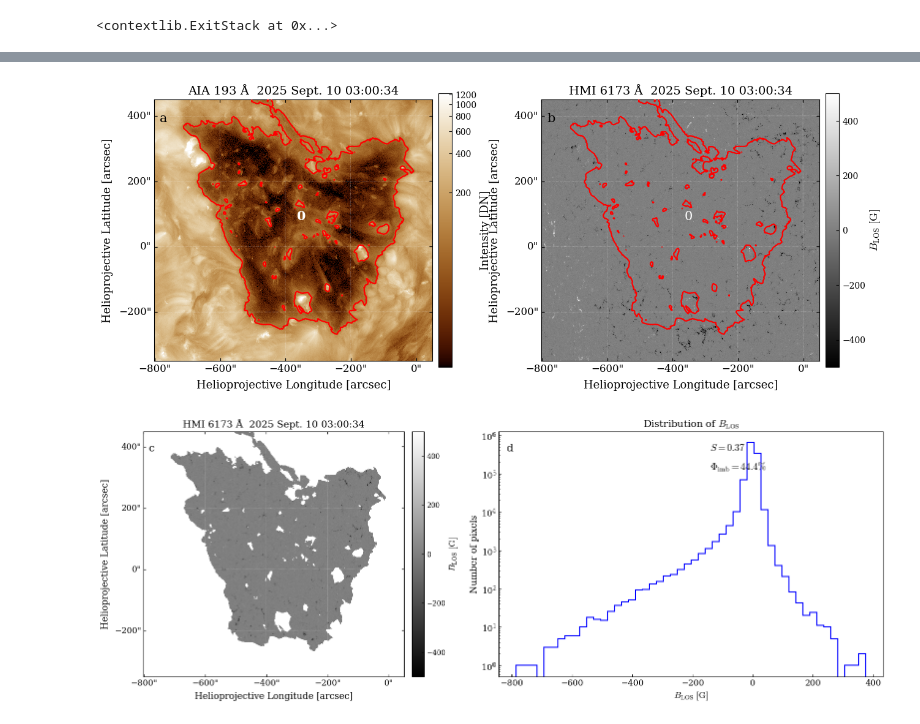
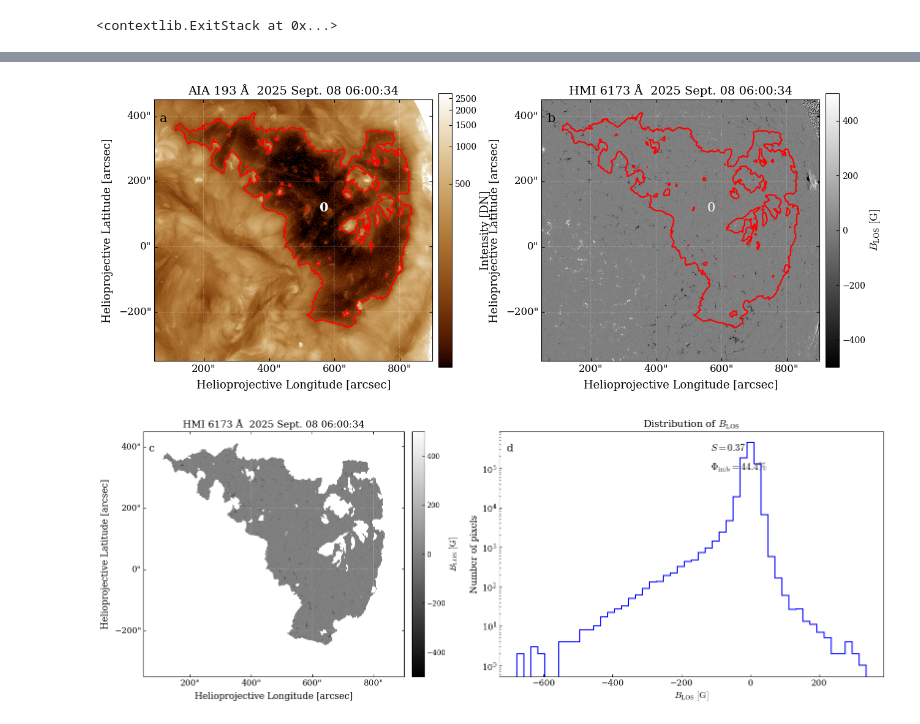
Before and after one commit to alebhairab/Coronal-Hole-Detection, a Jupyter notebook: CH Detected.ipynb, the cells around one changed output, grey strips where cells are left out. Drawn from its saved outputs; the diff is of its cells as text; code cells hidden in the pictures.

```diff
--- a/CH Detected.ipynb
+++ b/CH Detected.ipynb
@@ -109,7 +42,10 @@ HMI_files
+# %%
+AIA_DATA = sunpy.map.Map("/home/bhairab/Downloads/fitsfile/14/23/fits file/aia.lev1.193A_2025_09_14T23_59_04.84Z.image_lev1.fits")
+HMI_DATA =sunpy.map.Map("/home/bhairab/Downloads/fitsfile/14/23/fits file/hmi.m_45s.2025.09.15_00_00_00_TAI.magnetogram.fits")
 # %%
 # Create SunPy Map objects from the downloaded FITS files
 # aia_193: Representative of the hot solar corona
-aia193 = sunpy.map.Map(AIA_files[0])
+aia193 = sunpy.map.Map(AIA_DATA)
 
 # hmi6173: Representative of the magnetic photosphere
-hmi6173 = sunpy.map.Map(HMI_files[0])
+hmi6173 = sunpy.map.Map(HMI_DATA)
@@ -263,9 +146,9 @@ The final block of the project creates a **high-resolution side-by-side comparis
 # -------------------------------------------------
 # Define corners in the AIA coordinate frame
 # -------------------------------------------------
-aia_bottom_left = SkyCoord(-800 * u.arcsec, -350 * u.arcsec,
+aia_bottom_left = SkyCoord(50 * u.arcsec, -350 * u.arcsec,
                            frame=aia_reprojected.coordinate_frame)
-aia_top_right   = SkyCoord(50 * u.arcsec,  450 * u.arcsec,
+aia_top_right   = SkyCoord(900 * u.arcsec,  450 * u.arcsec,
                            frame=aia_reprojected.coordinate_frame)
 
 # -------------------------------------------------
@@ -289,7 +172,7 @@ aia_reprojected.draw_quadrangle(
     linewidth=2
 )
 
-ax1.set_title("AIA 193 Å 2025 Sept. 10 03:00:34", fontsize=14)
+ax1.set_title("AIA 193 Å 2025 Sept. 08 06:00:34", fontsize=14)
 
 ax1.coords[0].set_axislabel("Helioprojective Longitude [arcsec]", fontsize=13)
 ax1.coords[1].set_axislabel("Helioprojective Latitude [arcsec]", fontsize=13)
@@ -330,7 +213,7 @@ hmi6173.draw_quadrangle(
     linewidth=2
 )
 
-ax2.set_title("HMI 6173 Å 2025 Sept. 10 03:00:34", fontsize=14)
+ax2.set_title("HMI 6173 Å 2025 Sept. 08 06:00:34", fontsize=14)
 
 ax2.coords[0].set_axislabel("Helioprojective Longitude [arcsec]", fontsize=13)
 ax2.coords[1].set_axislabel("Helioprojective Latitude [arcsec]", fontsize=13)
@@ -359,11 +242,7 @@ ax2.text(
 # ----------------------------------------------------
 plt.tight_layout(pad=1.2)
 
-plt.savefig(
-    "/home/bhairab/Documents/project/chbox.png",
-    dpi=600,
-    bbox_inches="tight"
-)
+#plt.savefig(    "/home/bhairab/Documents/project/chbox.png",    dpi=600,    bbox_inches="tight")
 
 plt.show()
 # %% [output]
@@ -582,7 +392,7 @@ ax1 = fig.add_subplot(gs[0, 0], projection=aia_sub.wcs)
 im1 = aia_sub.plot(axes=ax1, clip_interval=(1, 99.9) * u.percent)
 ax1.contour(single_mask, levels=[0.5], colors="red", origin="lower")
 
-ax1.set_title("AIA 193 Å  2025 Sept. 10 03:00:34", fontsize=14)
+ax1.set_title("AIA 193 Å  2025 Sept. 08 06:00:34", fontsize=14)
 
 ax1.coords[0].set_axislabel("Helioprojective Longitude [arcsec]", fontsize=13)
 ax1.coords[1].set_axislabel("Helioprojective Latitude [arcsec]", fontsize=13)
@@ -614,7 +424,7 @@ ax2 = fig.add_subplot(gs[0, 1], projection=hmi_sub1.wcs)
 im2 = hmi_sub1.plot(axes=ax2, cmap="grey", norm=Normalize(-500, 500))
 ax2.contour(single_mask, levels=[0.5], colors="red", origin="lower")
 
-ax2.set_title("HMI 6173 Å  2025 Sept. 10 03:00:34", fontsize=14)
+ax2.set_title("HMI 6173 Å  2025 Sept. 08 06:00:34", fontsize=14)
 
 ax2.coords[0].set_axislabel("Helioprojective Longitude [arcsec]", fontsize=13)
 ax2.coords[1].set_axislabel("Helioprojective Latitude [arcsec]", fontsize=13)
@@ -626,39 +436,35 @@ ax2.coords[0].set_ticklabel(size=12)
 ax2.coords[1].set_ticklabel(size=12)
 
 # same centroid label
 ax2.text(cx, cy, "0", color="white",
          ha="center", va="center", fontsize=15)
 
 # panel label
 ax2.text(0.02, 0.95, "b",
          transform=ax2.transAxes, va="top", ha="left",
          fontsize=15, color="black")
 
 ax2.invert_xaxis()
 ax2.invert_yaxis()
 
 cbar2 = fig.colorbar(im2, ax=ax2, fraction=0.046, pad=0.02)
 cbar2.set_label(r"$B_{\mathrm{LOS}}\ \mathrm{[G]}$", fontsize=13)
 cbar2.ax.tick_params(labelsize=10)
 
 # -------------------------------------------------
 # IMPORTANT: no tight_layout for WCSAxes + PDF
 # -------------------------------------------------
 
 # -------------------------------------------------
 # Layout + Save
 # -------------------------------------------------
 plt.subplots_adjust(left=0.07, right=0.93, bottom=0.10, top=0.90, wspace=0.30)
 
-plt.savefig(
-    "/home/bhairab/Documents/project/ch_boundary.png",
-    dpi=600,
-    bbox_inches="tight"
-)
+#plt.savefig(    "/home/bhairab/Documents/project/ch_boundary.png",    dpi=600,    bbox_inches="tight")
 
 plt.show()
 # %% [output]
-[figure, old version]
+[figure, new version]
 # %%
 # Create mask from largest region
 bbox = regions[0].bbox
@@ -678,7 +484,7 @@ fig = plt.figure(figsize=(18, 6))
 ax1 = fig.add_subplot(121, projection=hmi_masked)
 im = hmi_masked.plot(axes=ax1, cmap="grey", norm=Normalize(-500, 500))
 
-ax1.set_title("HMI 6173 Å  2025 Sept. 10 03:00:34", fontsize=14)
+ax1.set_title("HMI 6173 Å  2025 Sept. 08 06:00:34", fontsize=14)
 ax1.set_xlabel("Helioprojective Longitude [arcsec]", fontsize=13)
 ax1.set_ylabel("Helioprojective Latitude [arcsec]", fontsize=13)
 ax1.tick_params(labelsize=12, direction="in")
@@ -727,11 +533,7 @@ ax2.text(0.02, 0.95, "d",
 # Layout + Save
 # ----------------------------------------------------
 plt.tight_layout(pad=1.2)
-plt.savefig(
-    "/home/bhairab/Documents/project/Coronal_map_histogram1.png",
-    dpi=600,
-    bbox_inches="tight"
-)
+#plt.savefig(    "/home/bhairab/Documents/project/Coronal_map_histogram1.png",    dpi=600,    bbox_inches="tight")
 plt.show()
 # %% [output]
-[figure, old version]
+[figure, new version]
```
Also changed, not shown: parts of 20 cells of this notebook, 1 other file.
